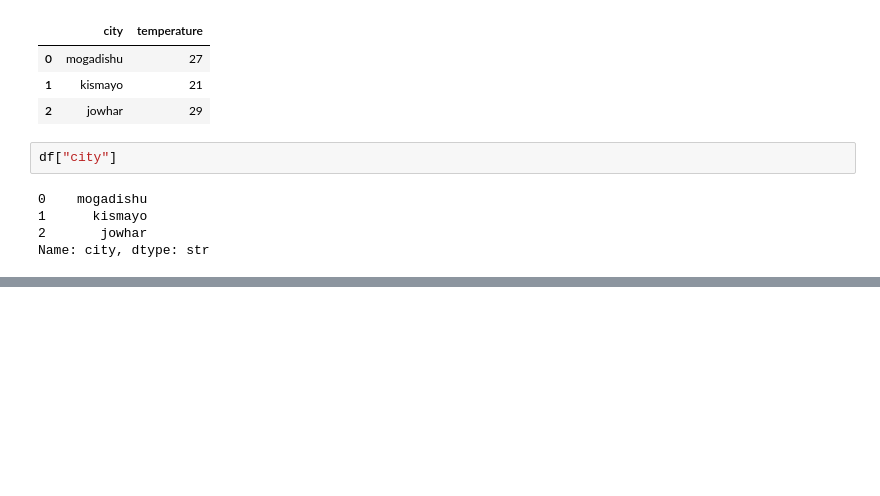
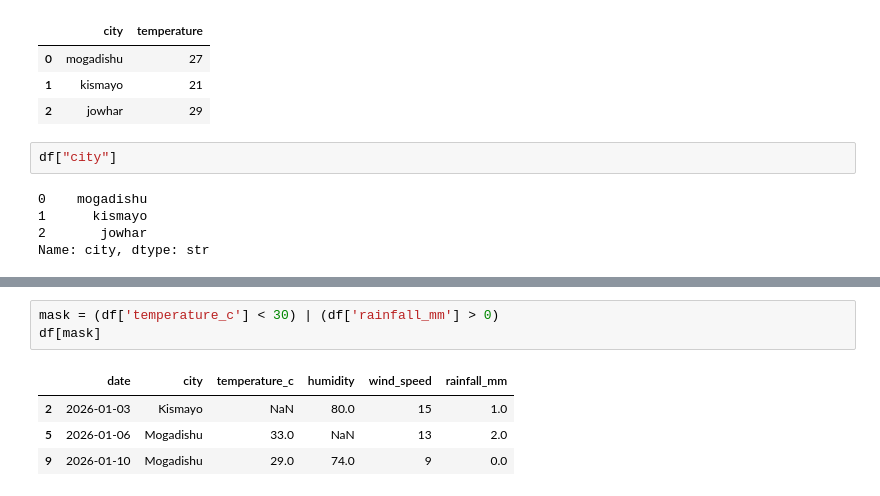
Before and after one commit to marshaale/learn-pandas, a Jupyter notebook: notebook.ipynb, the cells around one changed output, grey strips where cells are left out. Drawn from its saved outputs; the diff is of its cells as text; blank space fills up the shorter version.

```diff
--- a/notebook.ipynb
+++ b/notebook.ipynb
@@ -362,0 +407,8 @@ Name: city, dtype: str
+# %%
+mask = (df['temperature_c'] < 30) | (df['rainfall_mm'] > 0)
+df[mask]
+# %% [output]
+|  | date | city | temperature_c | humidity | wind_speed | rainfall_mm |
+| 2 | 2026-01-03 | Kismayo | NaN | 80.0 | 15 | 1.0 |
+| 5 | 2026-01-06 | Mogadishu | 33.0 | NaN | 13 | 2.0 |
+| 9 | 2026-01-10 | Mogadishu | 29.0 | 74.0 | 9 | 0.0 |
```
Also changed, not shown: parts of 5 cells of this notebook, 1 other file.
